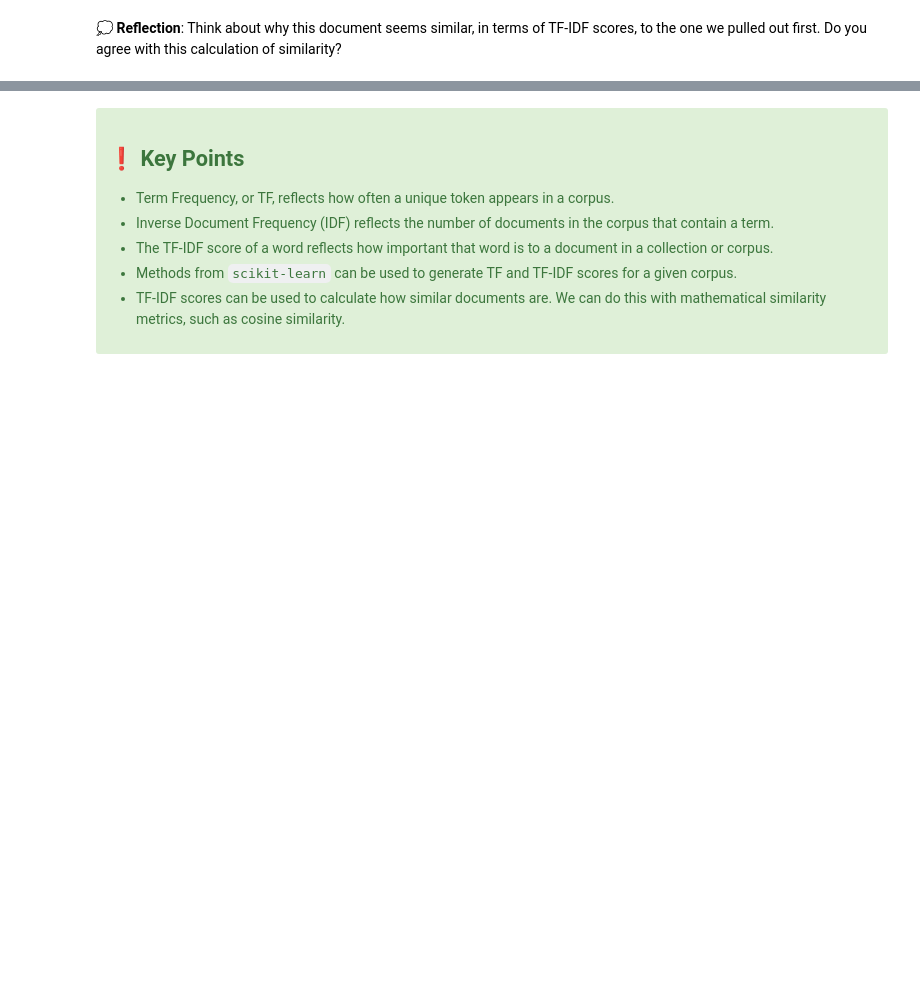
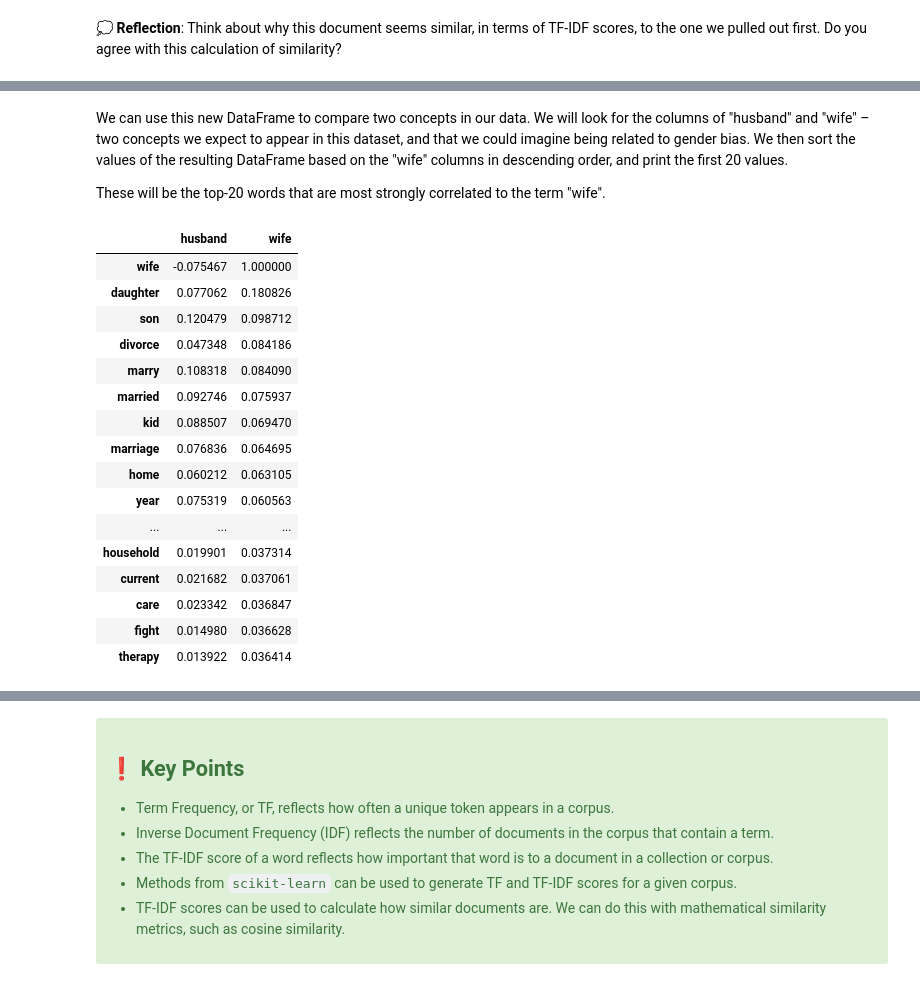
Before and after one commit to dlab-berkeley/Data-Science-Social-Justice, a Jupyter notebook: lessons/week-4/4_TF-IDF_Workshop.ipynb, the cells around one changed output, grey strips where cells are left out. Saved outputs shown, nothing was run; the diff lists cells and outputs as text; code cells hidden in the pictures; blank space fills up the shorter version.

```diff
--- a/lessons/week-4/4_TF-IDF_Workshop.ipynb
+++ b/lessons/week-4/4_TF-IDF_Workshop.ipynb
@@ -338,0 +516,24 @@ similar_df['text'].iloc[1]
+# %% [markdown]
+We can use this new DataFrame to compare two concepts in our data. We will look for the columns of "husband" and "wife" – two concepts we expect to appear in this dataset, and that we could imagine being related to gender bias. We then sort the values of the resulting DataFrame based on the "wife" columns in descending order, and print the first 20 values.
+
+These will be the top-20 words that are most strongly correlated to the term "wife".
+# %%
+corr[['husband','wife']].sort_values(by='wife',ascending=False)[:30]
+# %% [output]
+|  | husband | wife |
+| wife | -0.075467 | 1.000000 |
+| daughter | 0.077062 | 0.180826 |
+| son | 0.120479 | 0.098712 |
+| divorce | 0.047348 | 0.084186 |
+| marry | 0.108318 | 0.084090 |
+| married | 0.092746 | 0.075937 |
+| kid | 0.088507 | 0.069470 |
+| marriage | 0.076836 | 0.064695 |
+| home | 0.060212 | 0.063105 |
+| year | 0.075319 | 0.060563 |
+| ... | ... | ... |
+| household | 0.019901 | 0.037314 |
+| current | 0.021682 | 0.037061 |
+| care | 0.023342 | 0.036847 |
+| fight | 0.014980 | 0.036628 |
+| therapy | 0.013922 | 0.036414 |
```
Also changed, not shown: parts of 33 cells of this notebook, 5 other files.
